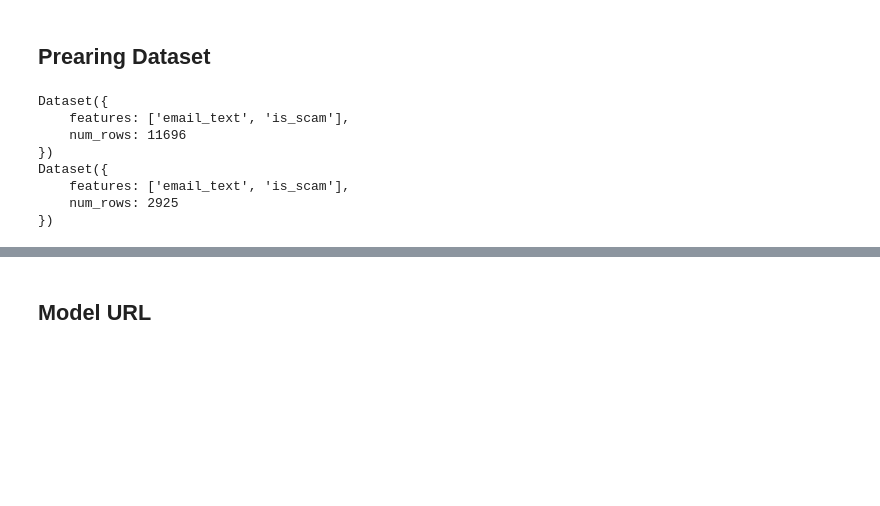
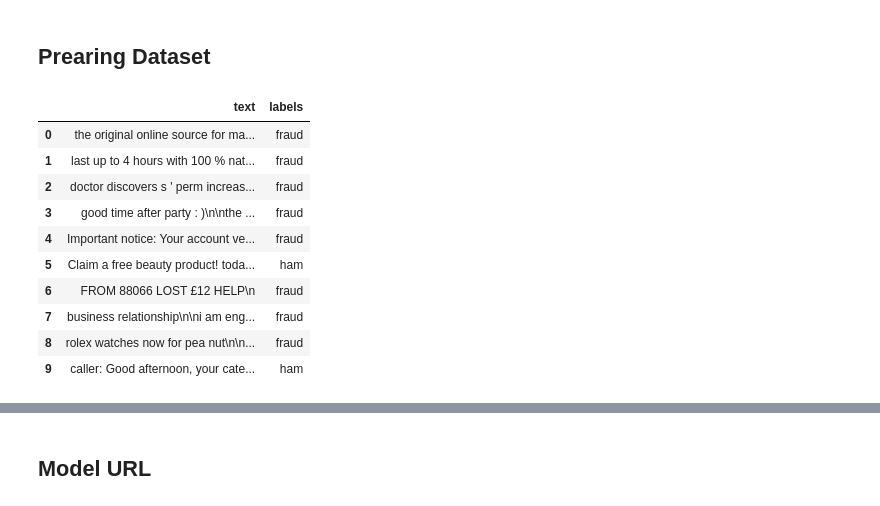
Before and after one commit to zidanetaufiqulhakim-hue/scam_detection_experiment, a Jupyter notebook: notebooks/04_miniLM_trainning.ipynb, the cells around one changed output, grey strips where cells are left out. Cells and saved outputs as stored; diff of their text form; code cells hidden in the pictures; blank space fills up the shorter version.

```diff
--- a/notebooks/04_miniLM_trainning.ipynb
+++ b/notebooks/04_miniLM_trainning.ipynb
@@ -43,24 +43,19 @@ from datasets import Dataset
 # %% [markdown]
 ## Prearing Dataset
 # %%
-# Load dataset
-data = pd.read_csv("../data/processed/cleaned_phishing_email_dataset.csv")
-data = Dataset.from_pandas(data)
-
-# spilit dataset
-train_test_split = data.train_test_split(test_size=0.2, seed=42)
-train_set = train_test_split["train"]
-val_set   = train_test_split["test"]
-
-#check dataset
-print(train_set)
-print(val_set)
+# Load Data
+training_set_path = "../data/processed/train_ds/data-00000-of-00001.arrow"
+ds = Dataset.from_file(training_set_path)
+ds.to_pandas().head(10)
 # %% [output]
-Dataset({
-    features: ['email_text', 'is_scam'],
-    num_rows: 11696
-})
-Dataset({
-    features: ['email_text', 'is_scam'],
-    num_rows: 2925
-})
+|  | text | labels |
+| 0 | the original online source for ma... | fraud |
+| 1 | last up to 4 hours with 100 % nat... | fraud |
+| 2 | doctor discovers s ' perm increas... | fraud |
+| 3 | good time after party : )\n\nthe ... | fraud |
+| 4 | Important notice: Your account ve... | fraud |
+| 5 | Claim a free beauty product! toda... | ham |
+| 6 | FROM 88066 LOST £12 HELP\n | fraud |
+| 7 | business relationship\n\ni am eng... | fraud |
+| 8 | rolex watches now for pea nut\n\n... | fraud |
+| 9 | caller: Good afternoon, your cate... | ham |
```
Also changed, not shown: parts of 7 cells of this notebook, 2 other files.
